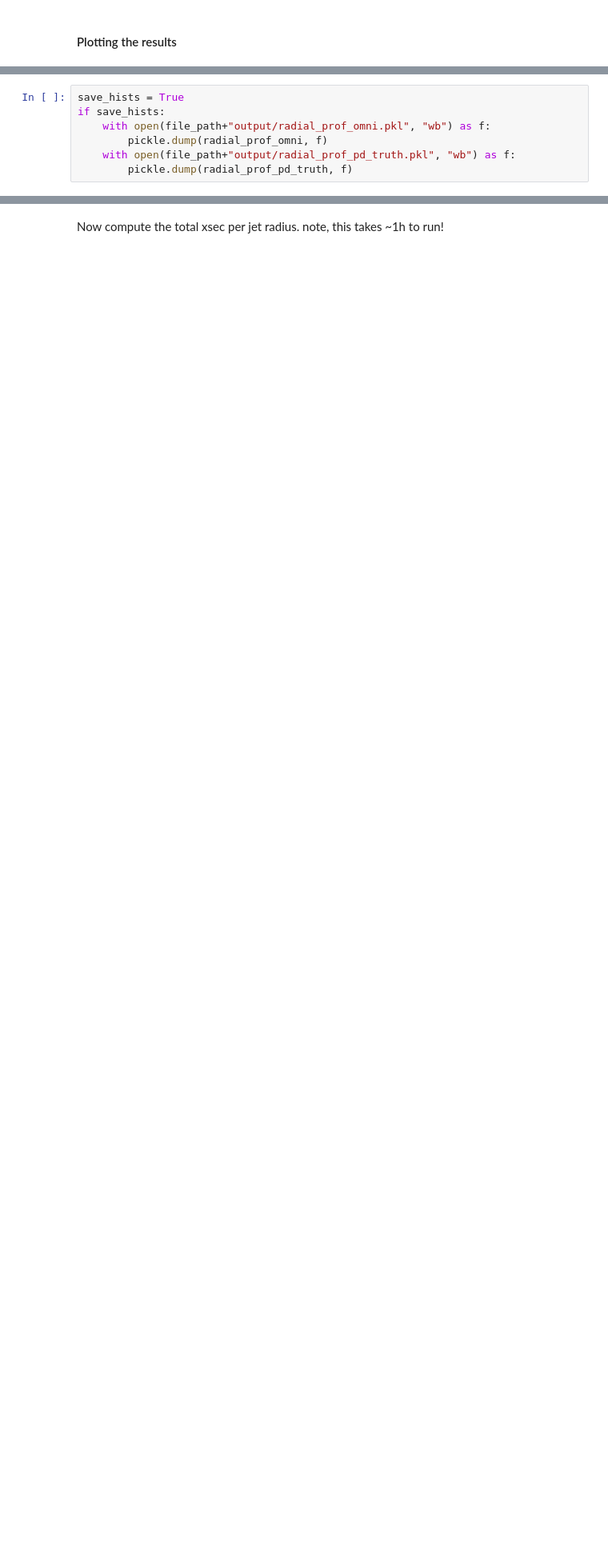
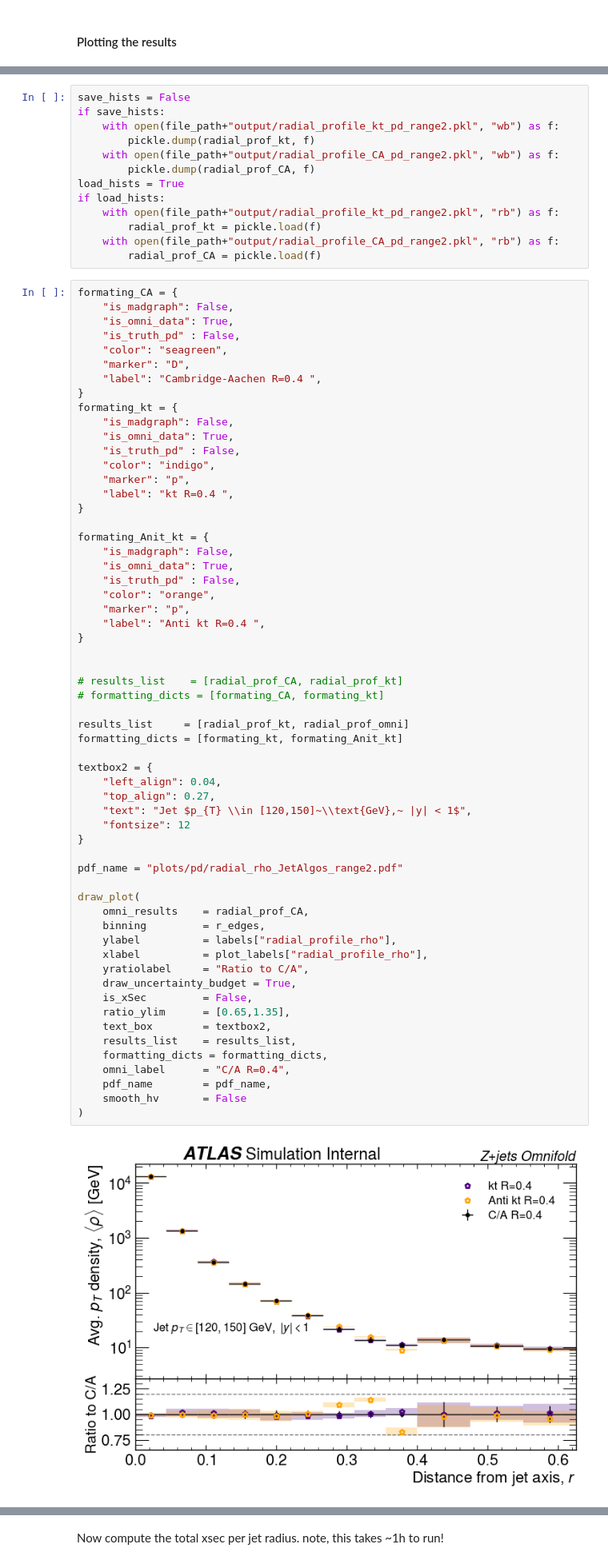
Before and after one commit to kgreif24/zjets_omnifold, a Jupyter notebook: analyze/jet_algo_plots_pd.ipynb, the cells around one changed output, grey strips where cells are left out. Shown at 80% size. Saved outputs shown, nothing was run; the diff lists cells and outputs as text; blank space fills up the shorter version.

```diff
--- a/analyze/jet_algo_plots_pd.ipynb
+++ b/analyze/jet_algo_plots_pd.ipynb
@@ -517,7 +604,0 @@ draw_uncertainty_group(
-# %%
-save_hists = True
-if save_hists:
-    with open(file_path+"output/radial_prof_omni.pkl", "wb") as f:
-        pickle.dump(radial_prof_omni, f)
-    with open(file_path+"output/radial_prof_pd_truth.pkl", "wb") as f:
-        pickle.dump(radial_prof_pd_truth, f)
@@ -661,0 +846,74 @@ for obs, weights in radial_prof_hv_CA.items():
+# %%
+save_hists = False
+if save_hists:
+    with open(file_path+"output/radial_profile_kt_pd_range2.pkl", "wb") as f:
+        pickle.dump(radial_prof_kt, f)
+    with open(file_path+"output/radial_profile_CA_pd_range2.pkl", "wb") as f:
+        pickle.dump(radial_prof_CA, f)
+load_hists = True
+if load_hists:
+    with open(file_path+"output/radial_profile_kt_pd_range2.pkl", "rb") as f:
+        radial_prof_kt = pickle.load(f)
+    with open(file_path+"output/radial_profile_CA_pd_range2.pkl", "rb") as f:
+        radial_prof_CA = pickle.load(f)
+# %%
+formating_CA = {
+    "is_madgraph": False,
+    "is_omni_data": True,
+    "is_truth_pd" : False,
+    "color": "seagreen",
+    "marker": "D",
+    "label": "Cambridge-Aachen R=0.4 ",
+}
+formating_kt = {
+    "is_madgraph": False,
+    "is_omni_data": True,
+    "is_truth_pd" : False,
+    "color": "indigo",
+    "marker": "p",
+    "label": "kt R=0.4 ",
+}
+
+formating_Anit_kt = {
+    "is_madgraph": False,
+    "is_omni_data": True,
+    "is_truth_pd" : False,
+    "color": "orange",
+    "marker": "p",
+    "label": "Anti kt R=0.4 ",
+}
+
+
+# results_list    = [radial_prof_CA, radial_prof_kt]
+# formatting_dicts = [formating_CA, formating_kt]
+
+results_list     = [radial_prof_kt, radial_prof_omni]
+formatting_dicts = [formating_kt, formating_Anit_kt]
+
+textbox2 = {
+    "left_align": 0.04,
+    "top_align": 0.27,
+    "text": "Jet $p_{T} \\in [120,150]~\\text{GeV},~ |y| < 1$",
+    "fontsize": 12
+}
+
+pdf_name = "plots/pd/radial_rho_JetAlgos_range2.pdf"
+
+draw_plot(
+    omni_results    = radial_prof_CA,
+    binning         = r_edges,
+    ylabel          = labels["radial_profile_rho"],
+    xlabel          = plot_labels["radial_profile_rho"],
+    yratiolabel     = "Ratio to C/A",
+    draw_uncertainty_budget = True,
+    is_xSec         = False,
+    ratio_ylim      = [0.65,1.35],
+    text_box        = textbox2,
+    results_list    = results_list,
+    formatting_dicts = formatting_dicts,
+    omni_label      = "C/A R=0.4",
+    pdf_name        = pdf_name,
+    smooth_hv       = False
+)
+# %% [output]
+[figure, added]
```
Also changed, not shown: parts of 32 cells of this notebook, 6 other files.
